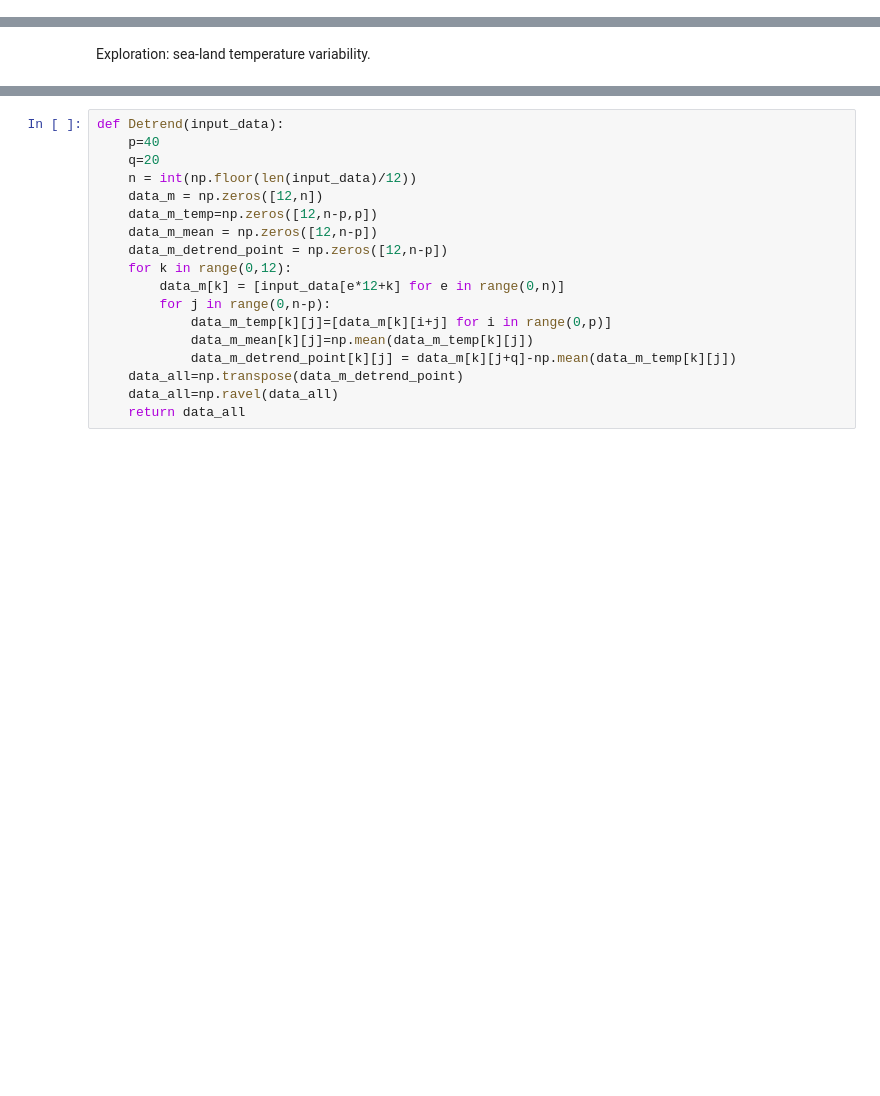
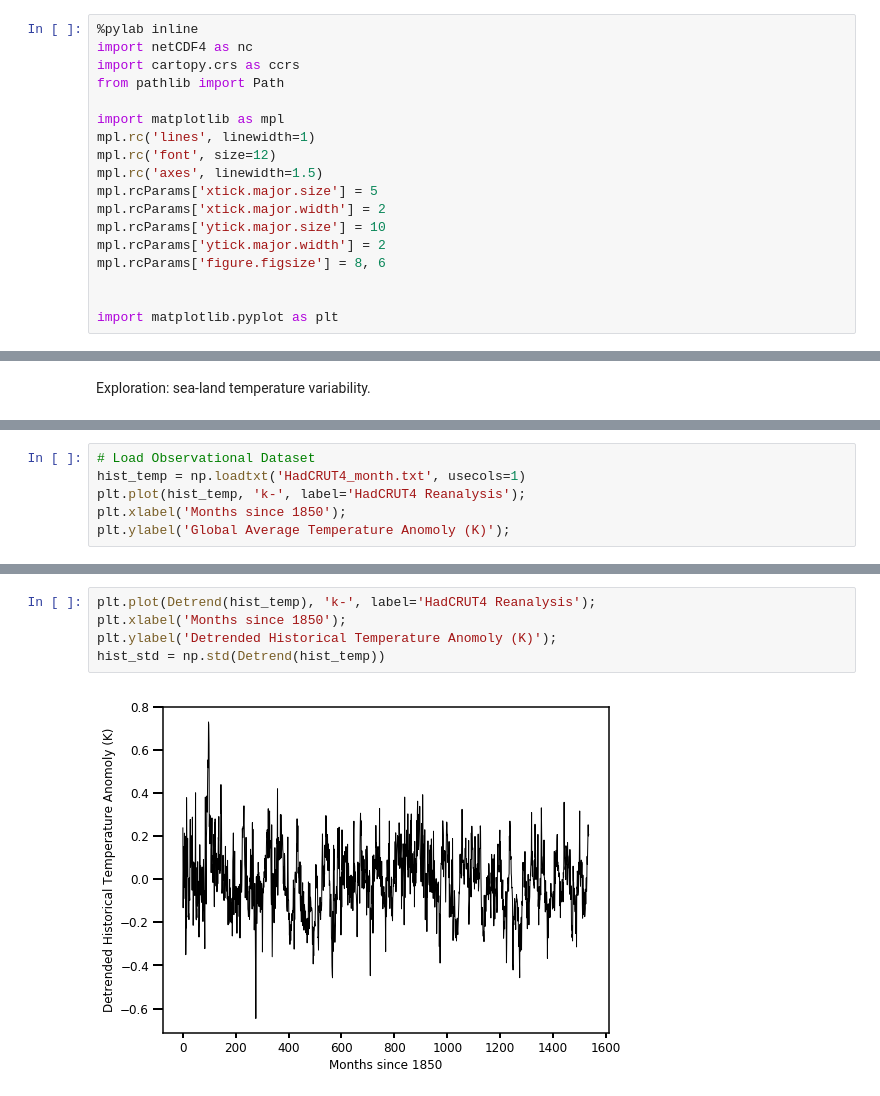
Before and after one commit to Loljaca/Emergent_Constraints, a Jupyter notebook: ExampleCMIPData.ipynb, the cells around one changed output, grey strips where cells are left out. Drawn from its saved outputs; the diff is of its cells as text; blank space fills up the shorter version.

Commit message:
Developing plots

```diff
--- a/ExampleCMIPData.ipynb
+++ b/ExampleCMIPData.ipynb
@@ -7,0 +1,18 @@ Populating the interactive namespace from numpy and matplotlib
+# %%
+%pylab inline
+import netCDF4 as nc
+import cartopy.crs as ccrs
+from pathlib import Path
+
+import matplotlib as mpl
+mpl.rc('lines', linewidth=1)
+mpl.rc('font', size=12)
+mpl.rc('axes', linewidth=1.5)
+mpl.rcParams['xtick.major.size'] = 5
+mpl.rcParams['xtick.major.width'] = 2
+mpl.rcParams['ytick.major.size'] = 10
+mpl.rcParams['ytick.major.width'] = 2
+mpl.rcParams['figure.figsize'] = 8, 6
+
+
+import matplotlib.pyplot as plt
@@ -29,0 +45,6 @@ Exploration: sea-land temperature variability.
+# %%
+# Load Observational Dataset
+hist_temp = np.loadtxt('HadCRUT4_month.txt', usecols=1)
+plt.plot(hist_temp, 'k-', label='HadCRUT4 Reanalysis');
+plt.xlabel('Months since 1850');
+plt.ylabel('Global Average Temperature Anomoly (K)');
@@ -78,19 +121,8 @@ def grid_areas(ds):
-# %%
-def Detrend(input_data):
-    p=40
-    q=20
-    n = int(np.floor(len(input_data)/12))
-    data_m = np.zeros([12,n])
-    data_m_temp=np.zeros([12,n-p,p])
-    data_m_mean = np.zeros([12,n-p])
-    data_m_detrend_point = np.zeros([12,n-p])
-    for k in range(0,12):
-        data_m[k] = [input_data[e*12+k] for e in range(0,n)]
-        for j in range(0,n-p):
-            data_m_temp[k][j]=[data_m[k][i+j] for i in range(0,p)]
-            data_m_mean[k][j]=np.mean(data_m_temp[k][j])
-            data_m_detrend_point[k][j] = data_m[k][j+q]-np.mean(data_m_temp[k][j])
-    data_all=np.transpose(data_m_detrend_point)
-    data_all=np.ravel(data_all)
-    return data_all
+# %%
+plt.plot(Detrend(hist_temp), 'k-', label='HadCRUT4 Reanalysis');
+plt.xlabel('Months since 1850');
+plt.ylabel('Detrended Historical Temperature Anomoly (K)');
+hist_std = np.std(Detrend(hist_temp))
+# %% [output]
+[figure, added]
 # %%
```
Also changed, not shown: parts of 16 cells of this notebook, 1 other file.
